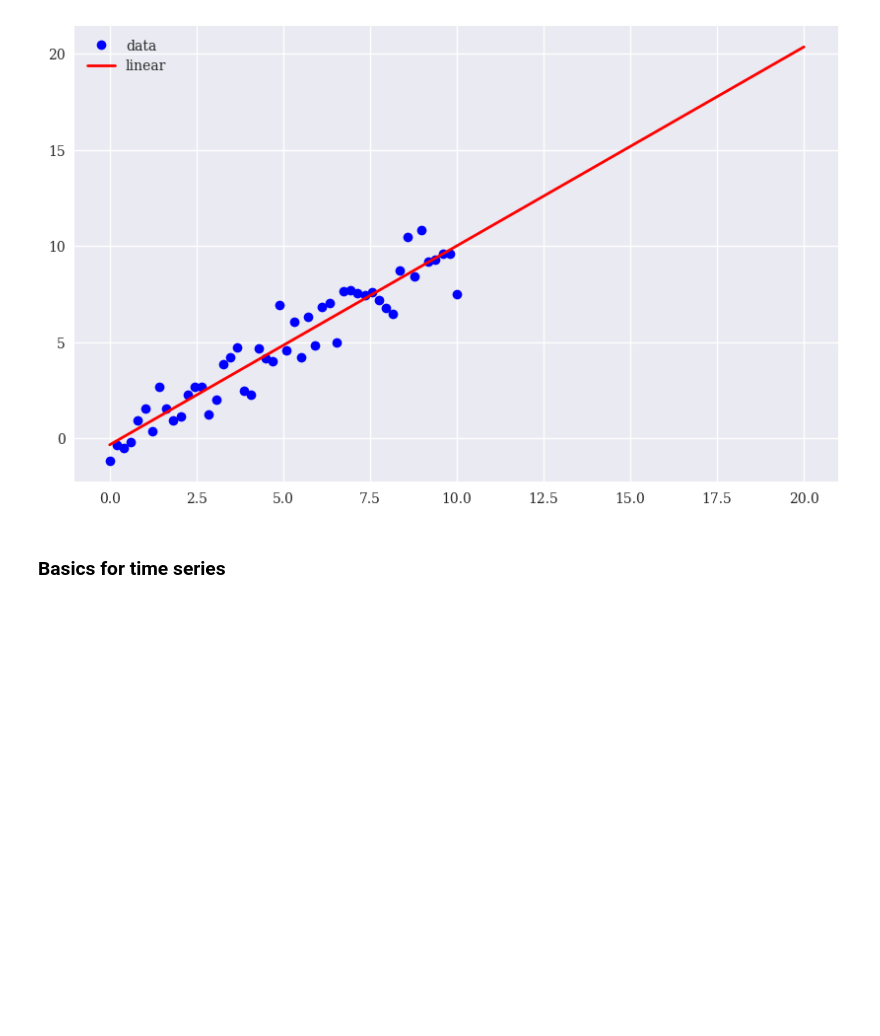
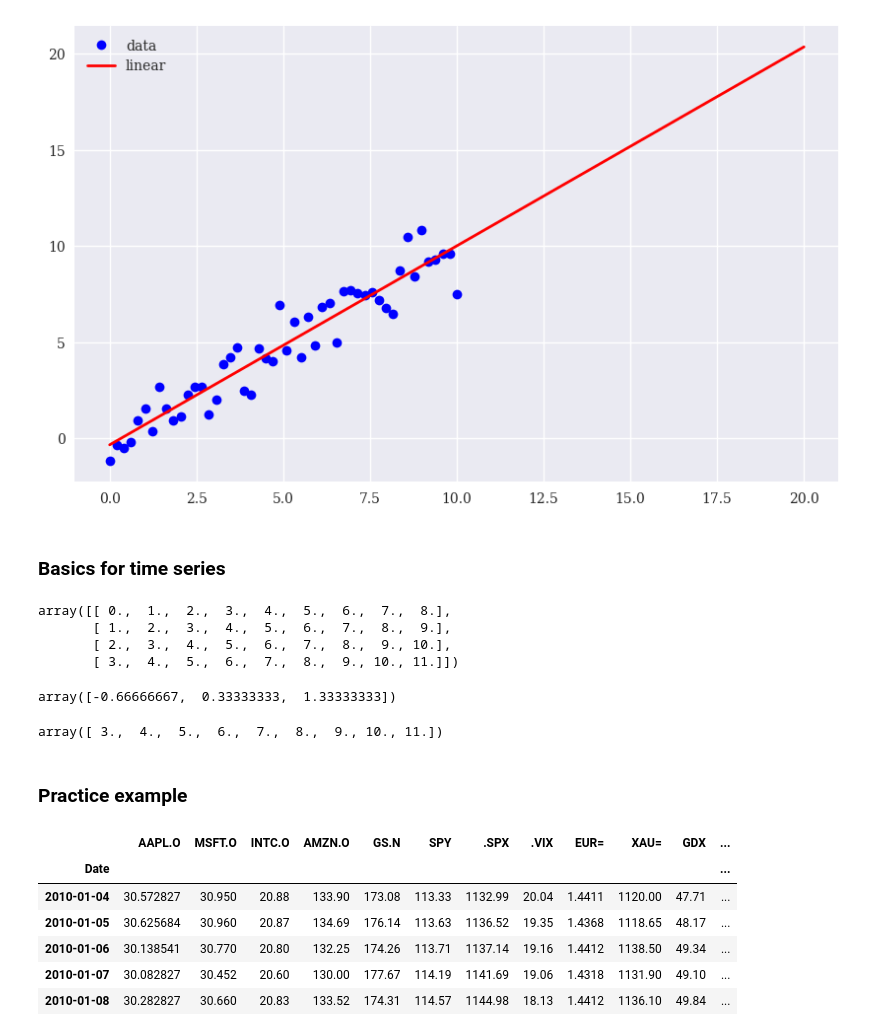
Before and after one commit to ArchQuant/backtesting-basics, a Jupyter notebook: time_series/linear.ipynb, the cells around one changed output. Drawn from its saved outputs; the diff is of its cells as text; code cells hidden in the pictures; blank space fills up the shorter version.

```diff
--- a/time_series/linear.ipynb
+++ b/time_series/linear.ipynb
@@ -54,9 +54,39 @@ plt.legend(loc=0);
 # %% [markdown]
 ### Basics for time series
 # %%
+# split the time series so that each part has 3 inputs and 1 output
 x = np.arange(12)
 lags = 3
 m = np.zeros((lags + 1, len(x) - lags))
-m[lags] = x[lags:]
-for i in range(lags):
-    m[i] = x[i:i
+for i in range(lags + 1):
+    m[i] = x[i:len(x) - lags + i]
+m
+# %% [output]
+array([[ 0.,  1.,  2.,  3.,  4.,  5.,  6.,  7.,  8.],
+       [ 1.,  2.,  3.,  4.,  5.,  6.,  7.,  8.,  9.],
+       [ 2.,  3.,  4.,  5.,  6.,  7.,  8.,  9., 10.],
+       [ 3.,  4.,  5.,  6.,  7.,  8.,  9., 10., 11.]])
+# %%
+result = np.linalg.lstsq(m[:lags].T, m[lags], rcond=None)[0]
+result
+# %% [output]
+array([-0.66666667,  0.33333333,  1.33333333])
+# %%
+np.dot(m[:lags].T, result)
+# %% [output]
+array([ 3.,  4.,  5.,  6.,  7.,  8.,  9., 10., 11.])
+# %% [markdown]
+### Practice example
+# %%
+import pandas as pd
+raw = pd.read_csv('../data/pyalgo_eikon_eod_data.csv',
+                 index_col=0, parse_dates=True).dropna()
+raw.head()
+# %% [output]
+|  | AAPL.O | MSFT.O | INTC.O | AMZN.O | GS.N | SPY | .SPX | .VIX | EUR= | XAU= | GDX | ... |
+| Date |  |  |  |  |  |  |  |  |  |  |  | ... |
+| 2010-01-04 | 30.572827 | 30.950 | 20.88 | 133.90 | 173.08 | 113.33 | 1132.99 | 20.04 | 1.4411 | 1120.00 | 47.71 | ... |
+| 2010-01-05 | 30.625684 | 30.960 | 20.87 | 134.69 | 176.14 | 113.63 | 1136.52 | 19.35 | 1.4368 | 1118.65 | 48.17 | ... |
+| 2010-01-06 | 30.138541 | 30.770 | 20.80 | 132.25 | 174.26 | 113.71 | 1137.14 | 19.16 | 1.4412 | 1138.50 | 49.34 | ... |
+| 2010-01-07 | 30.082827 | 30.452 | 20.60 | 130.00 | 177.67 | 114.19 | 1141.69 | 19.06 | 1.4318 | 1131.90 | 49.10 | ... |
+| 2010-01-08 | 30.282827 | 30.660 | 20.83 | 133.52 | 174.31 | 114.57 | 1144.98 | 18.13 | 1.4412 | 1136.10 | 49.84 | ... |
```
Also changed, not shown: parts of 5 cells of this notebook, 1 other file.
